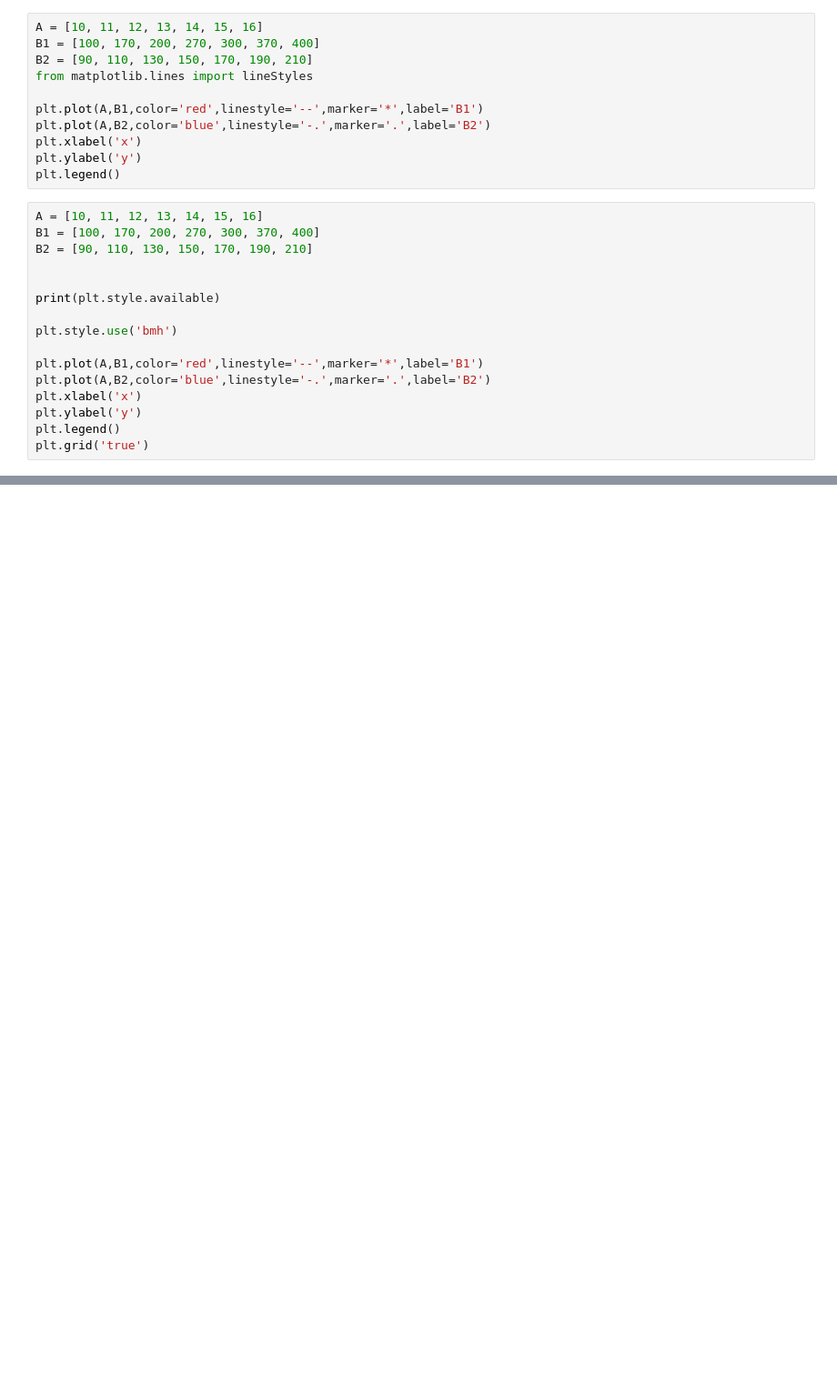
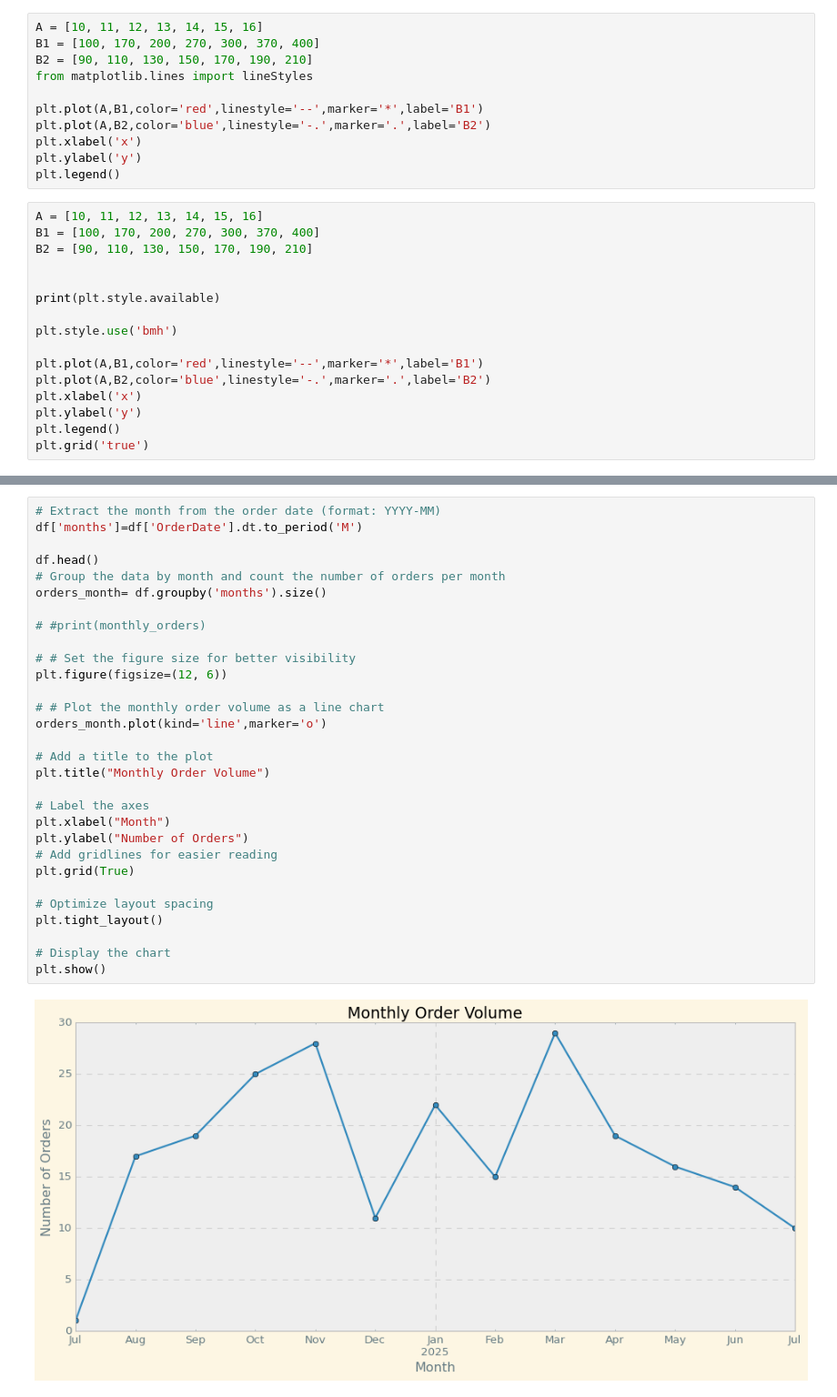
Before and after one commit to IbrahimFakhry93/Data-Engineering-for-Beginners-Amr-Saleh, a Jupyter notebook: 07 Matplotlib/test.ipynb, the cells around one changed output, grey strips where cells are left out. Shown at 91% size. Drawn from its saved outputs; the diff is of its cells as text; blank space fills up the shorter version.

```diff
--- a/07 Matplotlib/test.ipynb
+++ b/07 Matplotlib/test.ipynb
@@ -80,0 +209,32 @@ datetime64[ns]
+# %%
+# Extract the month from the order date (format: YYYY-MM)
+df['months']=df['OrderDate'].dt.to_period('M')
+
+df.head()
+# Group the data by month and count the number of orders per month
+orders_month= df.groupby('months').size()
+
+# #print(monthly_orders)
+
+# # Set the figure size for better visibility
+plt.figure(figsize=(12, 6))
+
+# # Plot the monthly order volume as a line chart
+orders_month.plot(kind='line',marker='o')
+
+# Add a title to the plot
+plt.title("Monthly Order Volume")
+
+# Label the axes
+plt.xlabel("Month")
+plt.ylabel("Number of Orders")
+# Add gridlines for easier reading
+plt.grid(True)
+
+# Optimize layout spacing
+plt.tight_layout()
+
+# Display the chart
+plt.show()
+# %% [output]
+[figure, added]
```
Also changed, not shown: parts of 7 cells of this notebook, 4 other files.
